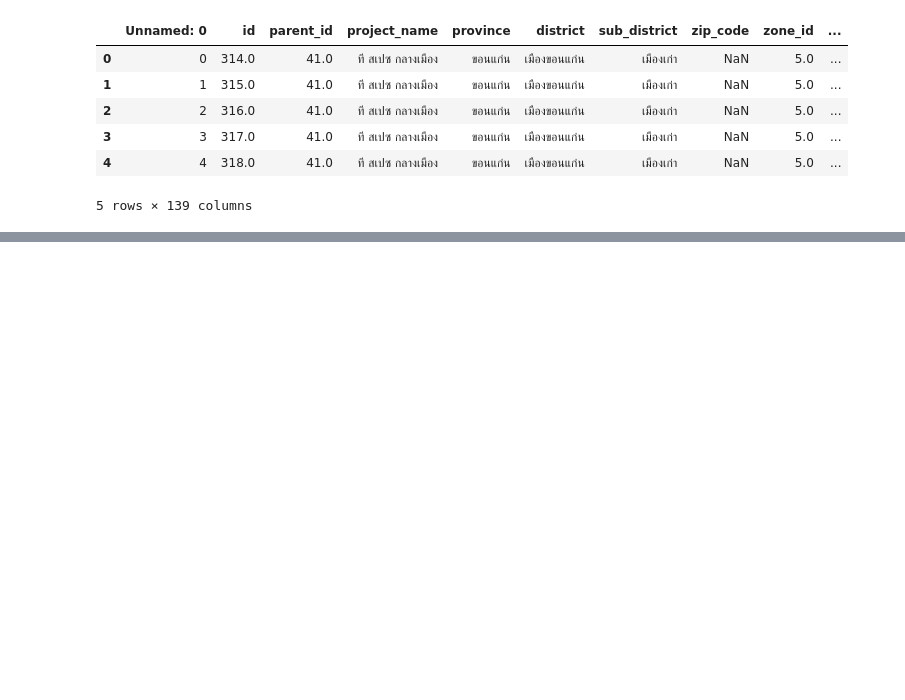
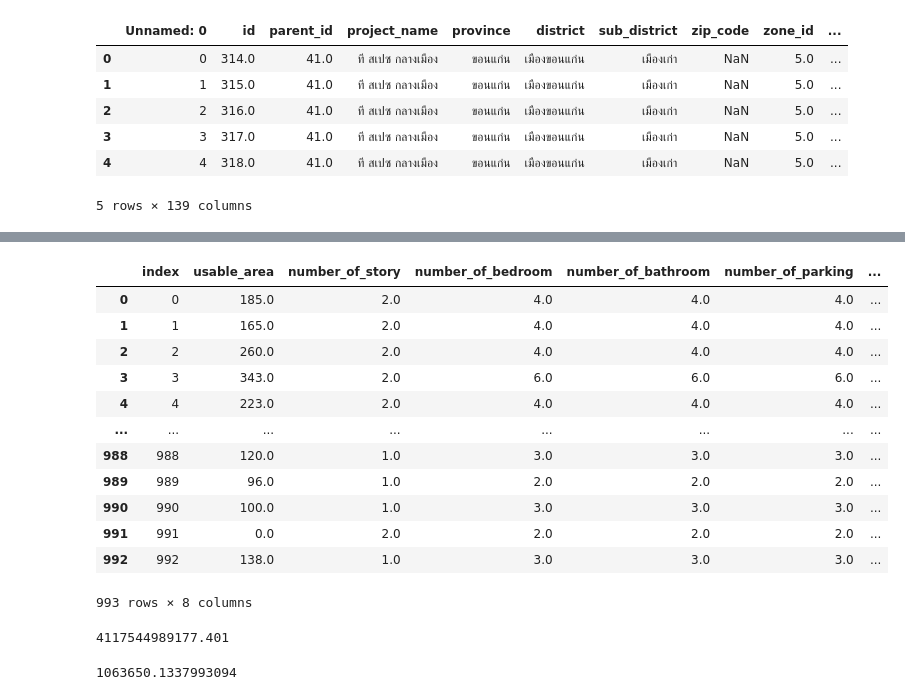
Before and after one commit to rattapornsupama/DPDM65, a Jupyter notebook: final.ipynb, the cells around one changed output, grey strips where cells are left out. Cells and saved outputs as stored; diff of their text form; code cells hidden in the pictures; blank space fills up the shorter version.

```diff
--- a/final.ipynb
+++ b/final.ipynb
@@ -57,0 +119,6 @@ data1
+# %%
+X = data1[['usable_area','number_of_story','number_of_bedroom','number_of_bathroom','number_of_parking']]
+y = data1['sell_price']
+# %%
+lrm = LinearRegression()
+lrm.fit(X, y)
@@ -57,0 +127,3 @@ data1
+# %%
+predictions = lrm.predict(X)
+predictions
@@ -57,0 +148,30 @@ data1
+# %%
+result_data = pd.concat([data1.reset_index(), pd.Series(predictions,name='predictions')],axis='columns')
+result_data
+# %% [output]
+|  | index | usable_area | number_of_story | number_of_bedroom | number_of_bathroom | number_of_parking | ... |
+| 0 | 0 | 185.0 | 2.0 | 4.0 | 4.0 | 4.0 | ... |
+| 1 | 1 | 165.0 | 2.0 | 4.0 | 4.0 | 4.0 | ... |
+| 2 | 2 | 260.0 | 2.0 | 4.0 | 4.0 | 4.0 | ... |
+| 3 | 3 | 343.0 | 2.0 | 6.0 | 6.0 | 6.0 | ... |
+| 4 | 4 | 223.0 | 2.0 | 4.0 | 4.0 | 4.0 | ... |
+| ... | ... | ... | ... | ... | ... | ... | ... |
+| 988 | 988 | 120.0 | 1.0 | 3.0 | 3.0 | 3.0 | ... |
+| 989 | 989 | 96.0 | 1.0 | 2.0 | 2.0 | 2.0 | ... |
+| 990 | 990 | 100.0 | 1.0 | 3.0 | 3.0 | 3.0 | ... |
+| 991 | 991 | 0.0 | 2.0 | 2.0 | 2.0 | 2.0 | ... |
+| 992 | 992 | 138.0 | 1.0 | 3.0 | 3.0 | 3.0 | ... |
+993 rows × 8 columns
+# %%
+
+from sklearn.metrics import mean_squared_error
+
+# Calculation of Mean Squared Error (MSE)
+mean_squared_error(y,predictions)
+# %% [output]
+4117544989177.401
+# %%
+from sklearn import metrics
+metrics.mean_absolute_error(y, predictions)
+# %% [output]
+1063650.1337993094
```
Also changed, not shown: parts of 25 cells of this notebook.
